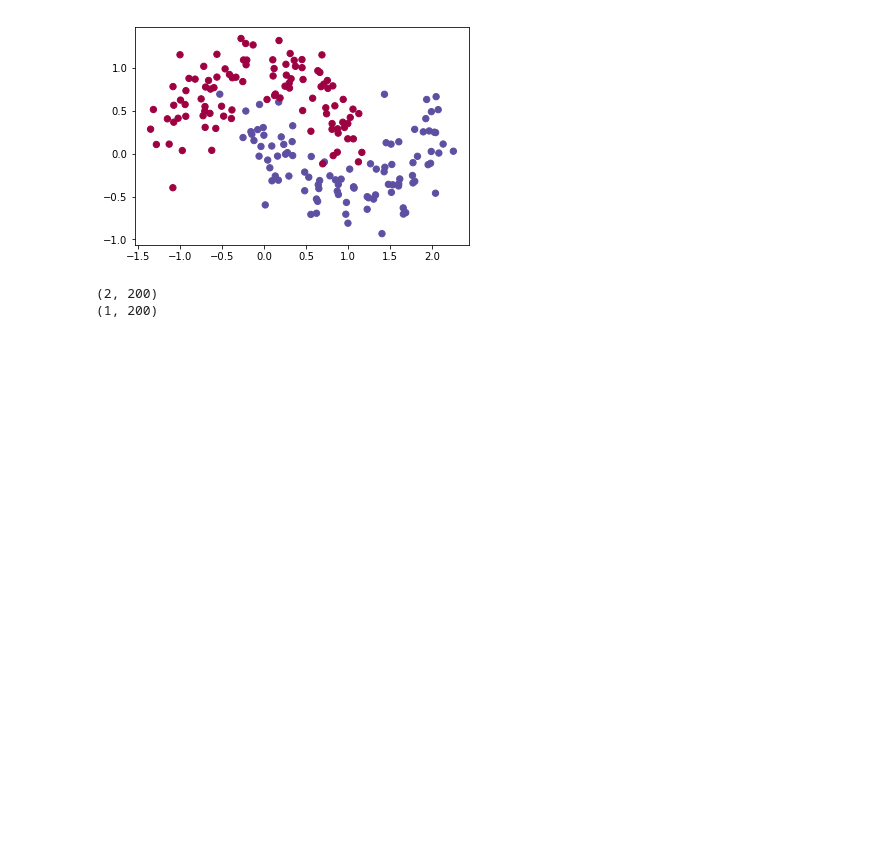
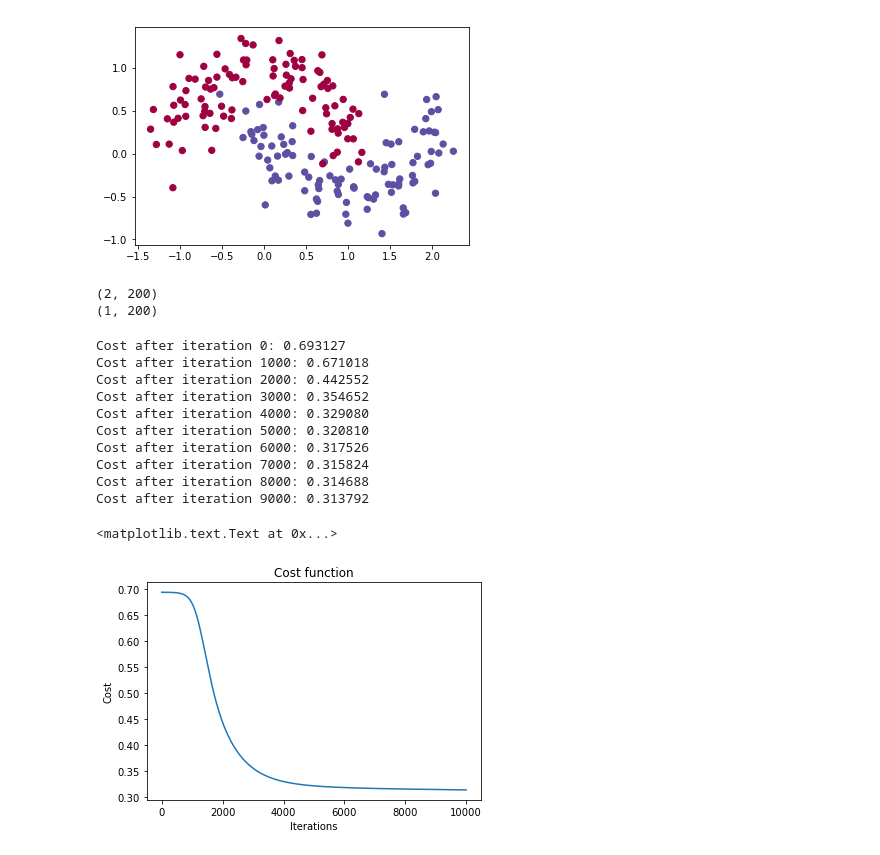
Before and after one commit to jinudaniel/machine-learning-examples, a Jupyter notebook: neural_network_from_scratch.ipynb, the cells around one changed output. Drawn from its saved outputs; the diff is of its cells as text; code cells hidden in the pictures; blank space fills up the shorter version.

```diff
--- a/neural_network_from_scratch.ipynb
+++ b/neural_network_from_scratch.ipynb
@@ -26,7 +26,7 @@ m = X.shape[1] #number of examples
 n_x = X.shape[0] # input layer
 #n_h = 3
 n_y = y.shape[0] # output layer
-learning_rate = 0.1 # learning rate
+learning_rate = 0.01 # learning rate
 # %%
 def sigmoid(X):
     return 1/(1 + np.exp(-X))
@@ -128,6 +128,7 @@ def nn_model(X, Y, n_h, num_iterations = 10000, print_cost=False):
     b1 = parameters['b1']
     W2 = parameters['W2']
     b2 = parameters['b2']
+    costs = []
 
     for i in range(0, num_iterations):
 
@@ -139,9 +140,27 @@ def nn_model(X, Y, n_h, num_iterations = 10000, print_cost=False):
 
         parameters = update_parameters(parameters, grads)
 
+        costs.append(cost)
         if print_cost and i % 1000 == 0:
             print ("Cost after iteration %i: %f" %(i, cost))
 
-    return parameters
+    return parameters, costs
 # %%
-parameters = nn_model(X, y, n_h = 4, num_iterations=20000, print_cost=True)
+parameters, costs = nn_model(X, y, n_h = 1, num_iterations=10000, print_cost=True)
+plt.plot(costs)
+plt.xlabel('Iterations')
+plt.ylabel('Cost')
+plt.title('Cost function')
+# %% [output]
+Cost after iteration 0: 0.693127
+Cost after iteration 1000: 0.671018
+Cost after iteration 2000: 0.442552
+Cost after iteration 3000: 0.354652
+Cost after iteration 4000: 0.329080
+Cost after iteration 5000: 0.320810
+Cost after iteration 6000: 0.317526
+Cost after iteration 7000: 0.315824
+Cost after iteration 8000: 0.314688
+Cost after iteration 9000: 0.313792
+<matplotlib.text.Text at 0x...>
+[figure, added]
```
